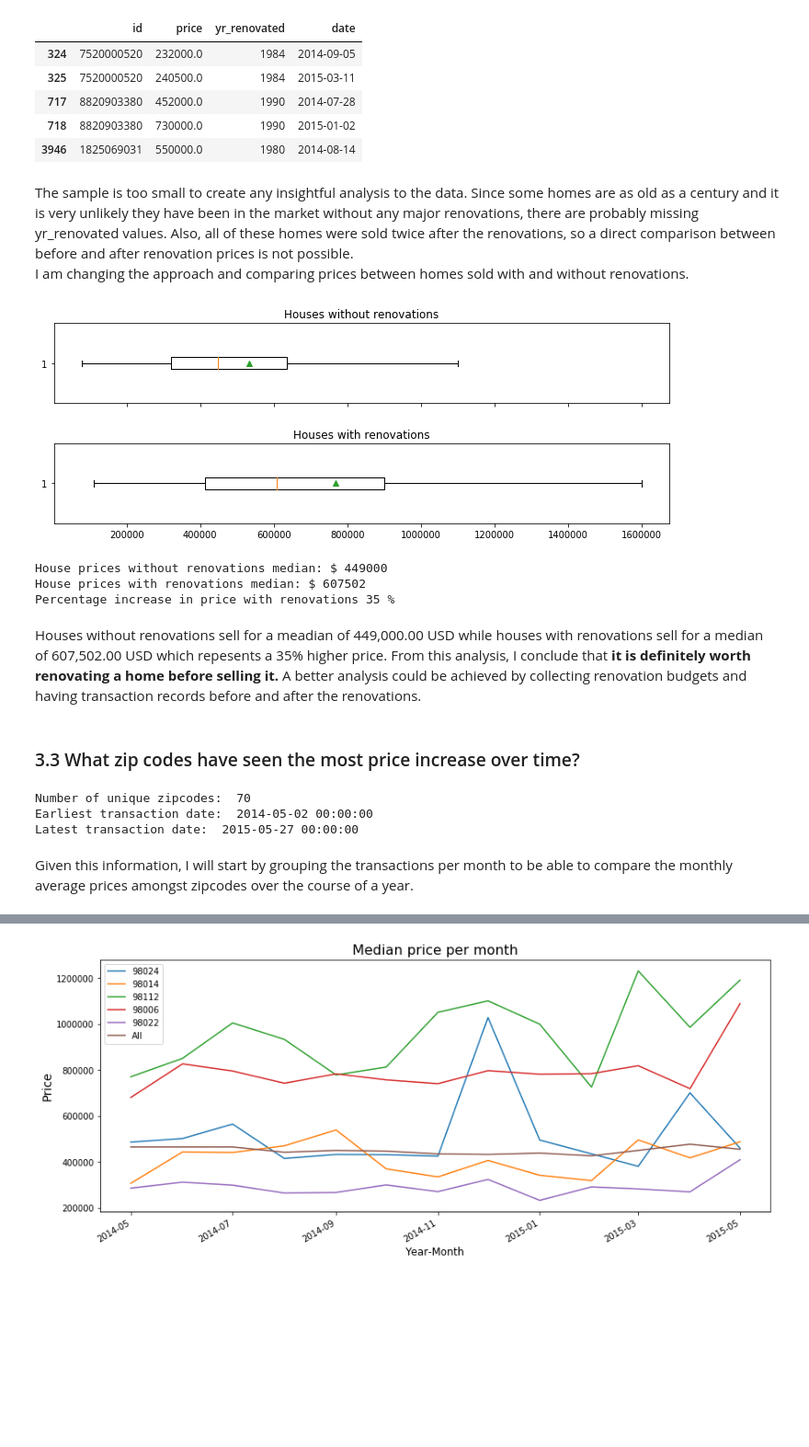
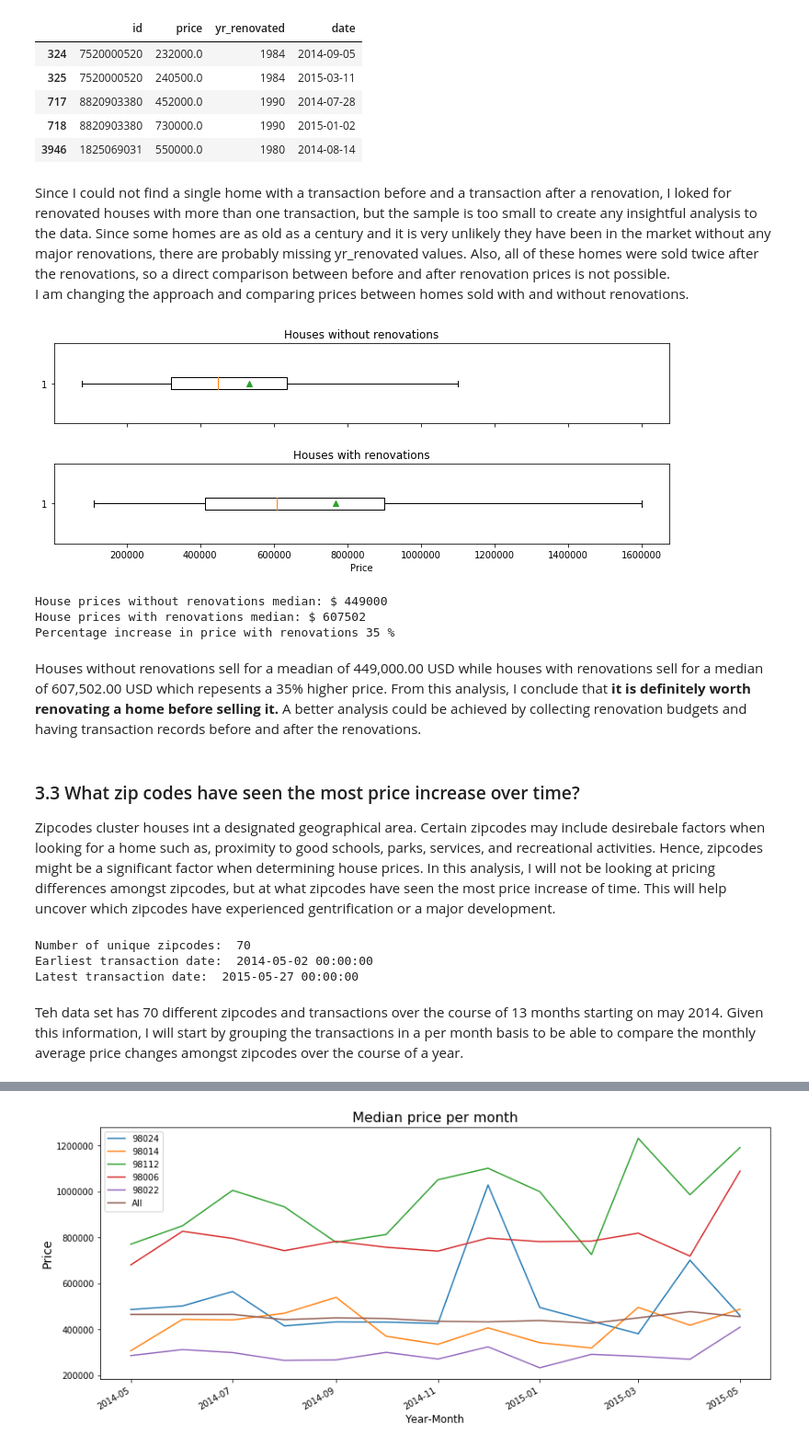
Before and after one commit to feraguilari/dsc-1-final-project-online-ds-pt-021119, a Jupyter notebook: student.ipynb, the cells around one changed output, grey strips where cells are left out. Shown at 92% size. Drawn from its saved outputs; the diff is of its cells as text; code cells hidden in the pictures; blank space fills up the shorter version.

```diff
--- a/student.ipynb
+++ b/student.ipynb
@@ -364,33 +366,35 @@ Number of transactions for renovated homes:  8
 | 718 | 8820903380 | 730000.0 | 1990 | 2015-01-02 |
 | 3946 | 1825069031 | 550000.0 | 1980 | 2014-08-14 |
 # %% [markdown]
-The sample is too small to create any insightful analysis to the data. Since some homes are as old as a century and it is very unlikely they have been in the market without any major renovations, there are probably missing yr_renovated values. Also, all of these homes were sold twice after the renovations, so a direct comparison between before and after renovation prices is not possible.<br>
+Since I could not find a single home with a transaction before and a transaction after a renovation, I loked for renovated houses with more than one transaction, but the sample is too small to create any insightful analysis to the data. Since some homes are as old as a century and it is very unlikely they have been in the market without any major renovations, there are probably missing yr_renovated values. Also, all of these homes were sold twice after the renovations, so a direct comparison between before and after renovation prices is not possible.<br>
 I am changing the approach and comparing prices between homes sold with and without renovations.
 # %%
-#Create two sets of data, one for transactions without renovations and one with renovations.
+#Create two sets of data, one for transactions without renovations (woreno) and one with renovations(reno).
 prices_woreno = df[df['yr_renovated']== 0].price
 prices_reno = df[df['yr_renovated']!= 0].price
 fig, (ax1, ax2) = plt.subplots(nrows = 2, ncols = 1, figsize = (12,4), sharex=True)
 #Create boxplot without outliers for better visualization.
 ax1.boxplot(prices_woreno, vert=False, showfliers=False, showmeans=True)
 ax2.boxplot(prices_reno,vert=False, showfliers=False, showmeans=True)
 ax1.set_title('Houses without renovations')
 ax2.set_title('Houses with renovations')
+plt.xlabel('Price')
 plt.subplots_adjust(hspace=0.50)
 plt.show()
 print('House prices without renovations median: $',int(prices_woreno.median()))
 print('House prices with renovations median: $',int(prices_reno.median()))
 print('Percentage increase in price with renovations',
       int(float((prices_reno.median()-prices_woreno.median())/prices_woreno.median())*100),'%')
 # %% [output]
-[figure, old version]
+[figure, new version]
 House prices without renovations median: $ 449000
 House prices with renovations median: $ 607502
 Percentage increase in price with renovations 35 %
 # %% [markdown]
 Houses without renovations sell for a meadian of 449,000.00 USD while houses with renovations sell for a median of  607,502.00 USD which repesents a 35% higher price. From this analysis, I conclude that **it is definitely worth renovating a home before selling it.** A better analysis could be achieved by collecting renovation budgets and having transaction records before and after the renovations.
-# %% [markdown]
-### 3.3 What zip codes have seen the most price increase over time?
+# %% [markdown]
+### 3.3 What zip codes have seen the most price increase over time?
+Zipcodes cluster houses int a designated geographical area. Certain zipcodes may include desirebale factors when looking for a home such as, proximity to good schools, parks, services, and recreational activities. Hence, zipcodes might be a significant factor when determining house prices. In this analysis, I will not be looking at pricing differences amongst zipcodes, but at what zipcodes have seen the most price increase of time. This will help uncover which zipcodes have experienced gentrification or a major development.
 # %%
 #Get an array with unique zipcodes.
 zipcodes = df.zipcode.astype(int).unique()
@@ -405,6 +409,6 @@ Number of unique zipcodes:  70
 Earliest transaction date:  2014-05-02 00:00:00
 Latest transaction date:  2015-05-27 00:00:00
 # %% [markdown]
-Given this information, I will start by grouping the transactions per month to be able to compare the monthly average prices amongst zipcodes over the course of a year.
+Teh data set has 70 different zipcodes and transactions over the course of 13 months starting on may 2014. Given this information, I will start by grouping the transactions in a per month basis to be able to compare the monthly average price changes amongst zipcodes over the course of a year.
 # %%
 df_months = df[['date','price','zipcode']].copy()
```
Also changed, not shown: parts of 40 cells of this notebook.
